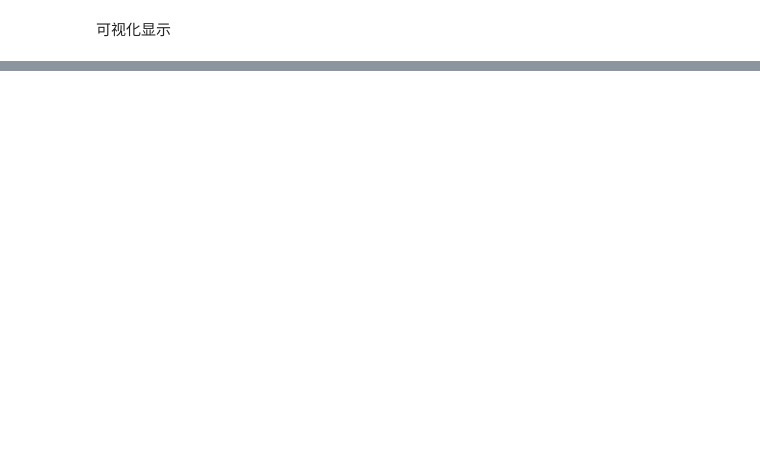
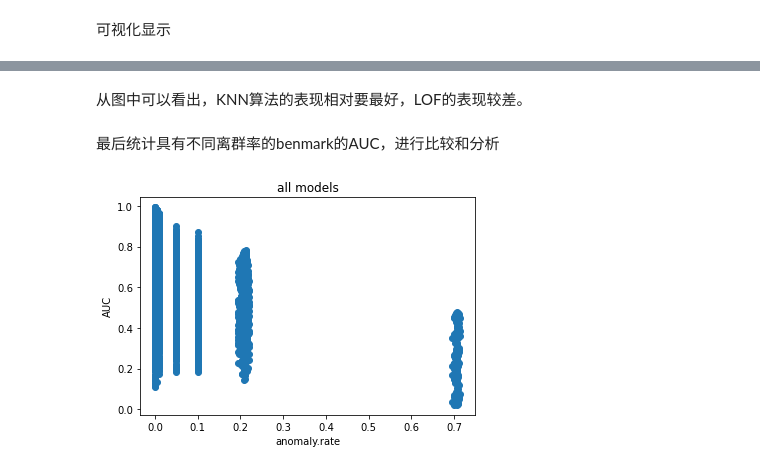
Before and after one commit to liucc1997/DMC, a Jupyter notebook: assignment4/assignment4_skin.ipynb, the cells around one changed output, grey strips where cells are left out. Saved outputs shown, nothing was run; the diff lists cells and outputs as text; code cells hidden in the pictures; blank space fills up the shorter version.

```diff
--- a/assignment4/assignment4_skin.ipynb
+++ b/assignment4/assignment4_skin.ipynb
@@ -286,0 +399,12 @@ KNN算法的表现相对要最好，LOF的表现较差。
+# %% [markdown]
+从图中可以看出，KNN算法的表现相对要最好，LOF的表现较差。
+# %% [markdown]
+最后统计具有不同离群率的benmark的AUC，进行比较和分析
+# %%
+plt.scatter(x=result["anomaly.rate"], y = result["AUC"])
+plt.xlabel('anomaly.rate')
+plt.ylabel('AUC')
+plt.title("all models")
+plt.show()
+# %% [output]
+[figure, added]
```
Also changed, not shown: parts of 15 cells of this notebook, 2 other files.
